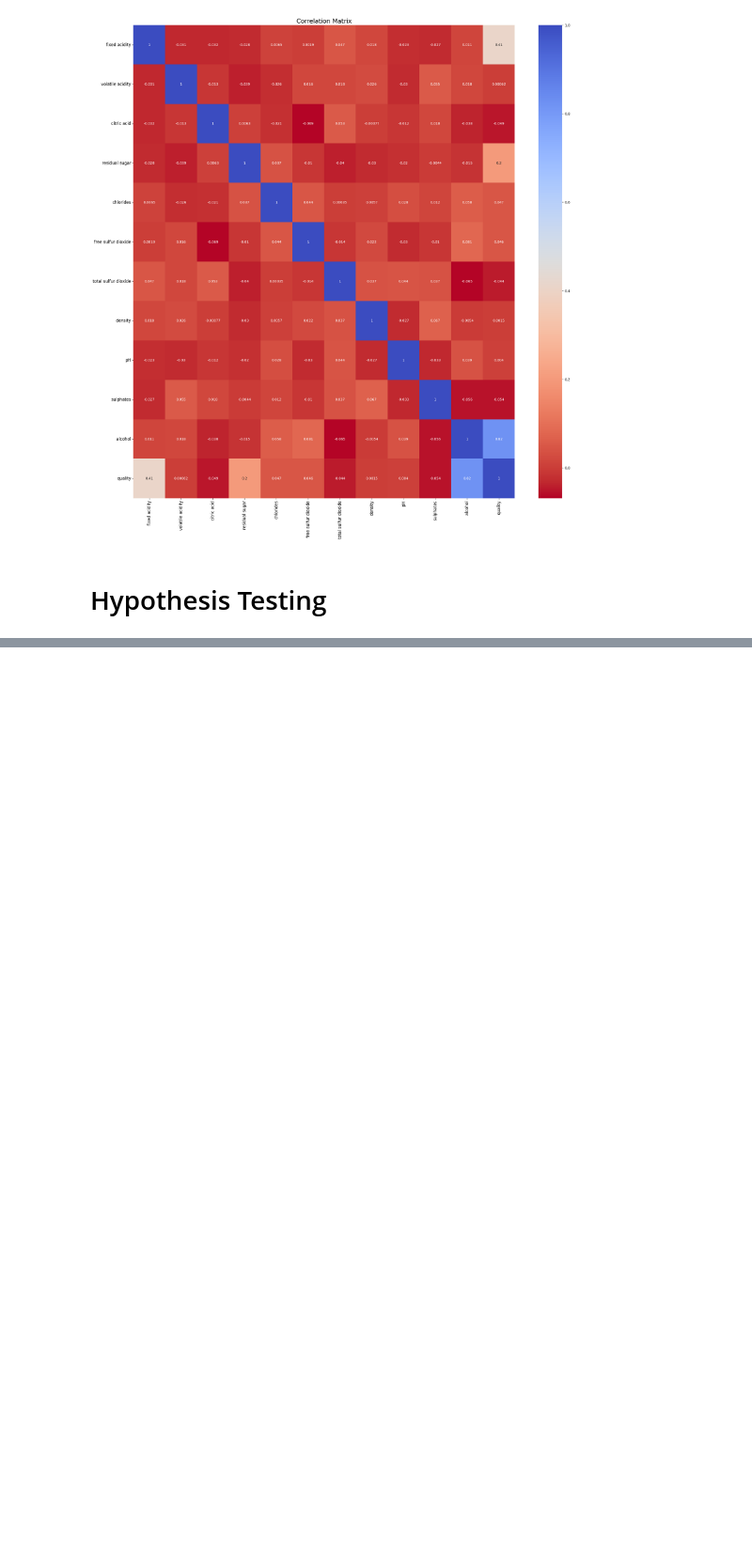
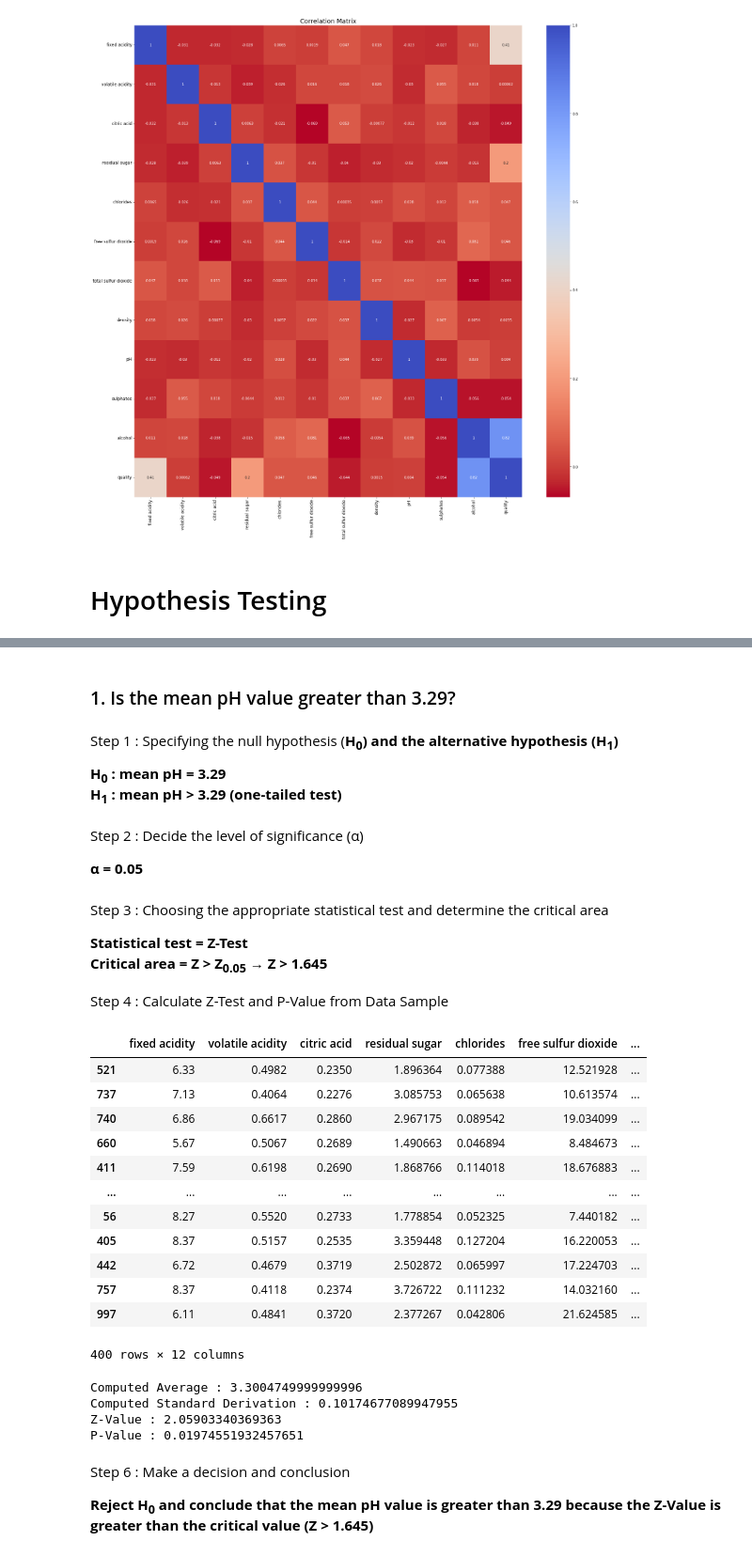
Before and after one commit to maikeljh/TubesProbstatGan, a Jupyter notebook: src/main.ipynb, the cells around one changed output, grey strips where cells are left out. Shown at 94% size. Drawn from its saved outputs; the diff is of its cells as text; code cells hidden in the pictures; blank space fills up the shorter version.

```diff
--- a/src/main.ipynb
+++ b/src/main.ipynb
@@ -257,0 +258,4 @@ plt.show()
+# %%
+# Determine data sample from data population
+n_anggur_sample = 400
+anggur_sample = df.sample(n = n_anggur_sample, replace = False, random_state = 42)
@@ -257,0 +264,55 @@ plt.show()
+# %% [markdown]
+### 1. Is the mean pH value greater than 3.29?
+# %% [markdown]
+Step 1 : Specifying the null hypothesis (<b>H<sub>0</sub>) and the alternative hypothesis (H<sub>1</sub>)
+
+<b>H<sub>0</sub> : mean pH = 3.29<br>
+H<sub>1</sub> : mean pH > 3.29 (one-tailed test)</b>
+# %% [markdown]
+Step 2 : Decide the level of significance (α)
+
+<b>α = 0.05</b>
+# %% [markdown]
+Step 3 : Choosing the appropriate statistical test and determine the critical area
+
+<b>
+Statistical test = Z-Test<br>
+Critical area = Z > Z<sub>0.05</sub> &rarr; Z > 1.645
+</b>
+# %% [markdown]
+Step 4 : Calculate Z-Test and P-Value from Data Sample
+# %%
+anggur_sample
+# %% [output]
+|  | fixed acidity | volatile acidity | citric acid | residual sugar | chlorides | free sulfur dioxide | ... |
+| 521 | 6.33 | 0.4982 | 0.2350 | 1.896364 | 0.077388 | 12.521928 | ... |
+| 737 | 7.13 | 0.4064 | 0.2276 | 3.085753 | 0.065638 | 10.613574 | ... |
+| 740 | 6.86 | 0.6617 | 0.2860 | 2.967175 | 0.089542 | 19.034099 | ... |
+| 660 | 5.67 | 0.5067 | 0.2689 | 1.490663 | 0.046894 | 8.484673 | ... |
+| 411 | 7.59 | 0.6198 | 0.2690 | 1.868766 | 0.114018 | 18.676883 | ... |
+| ... | ... | ... | ... | ... | ... | ... | ... |
+| 56 | 8.27 | 0.5520 | 0.2733 | 1.778854 | 0.052325 | 7.440182 | ... |
+| 405 | 8.37 | 0.5157 | 0.2535 | 3.359448 | 0.127204 | 16.220053 | ... |
+| 442 | 6.72 | 0.4679 | 0.3719 | 2.502872 | 0.065997 | 17.224703 | ... |
+| 757 | 8.37 | 0.4118 | 0.2374 | 3.726722 | 0.111232 | 14.032160 | ... |
+| 997 | 6.11 | 0.4841 | 0.3720 | 2.377267 | 0.042806 | 21.624585 | ... |
+400 rows × 12 columns
+# %%
+computed_average = anggur_sample["pH"].mean()
+computed_std = anggur_sample["pH"].std()
+z_value = (computed_average - 3.29) / (computed_std / math.sqrt(n_anggur_sample))
+p_value = scipy.stats.norm.sf(abs(z_value))
+
+print("Computed Average :", computed_average)
+print("Computed Standard Derivation :", computed_std)
+print("Z-Value :", z_value)
+print("P-Value :", p_value)
+# %% [output]
+Computed Average : 3.3004749999999996
+Computed Standard Derivation : 0.10174677089947955
+Z-Value : 2.05903340369363
+P-Value : 0.01974551932457651
+# %% [markdown]
+Step 6 : Make a decision and conclusion
+
+<b>Reject H<sub>0</sub> and conclude that the mean pH value is greater than 3.29 because the Z-Value is greater than the critical value (Z > 1.645)</b>
```
Also changed, not shown: parts of 4 cells of this notebook.
